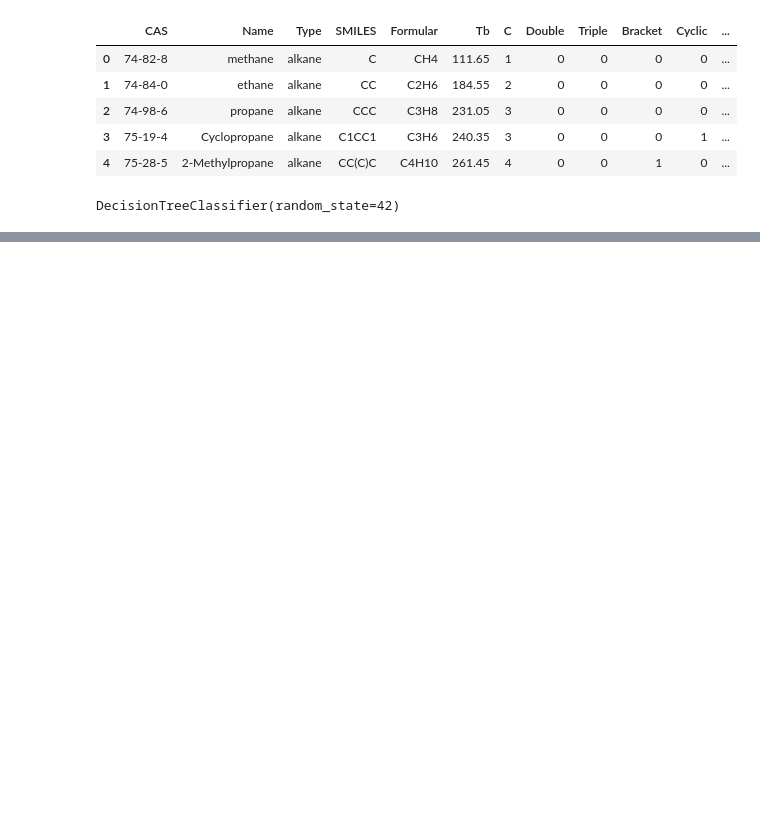
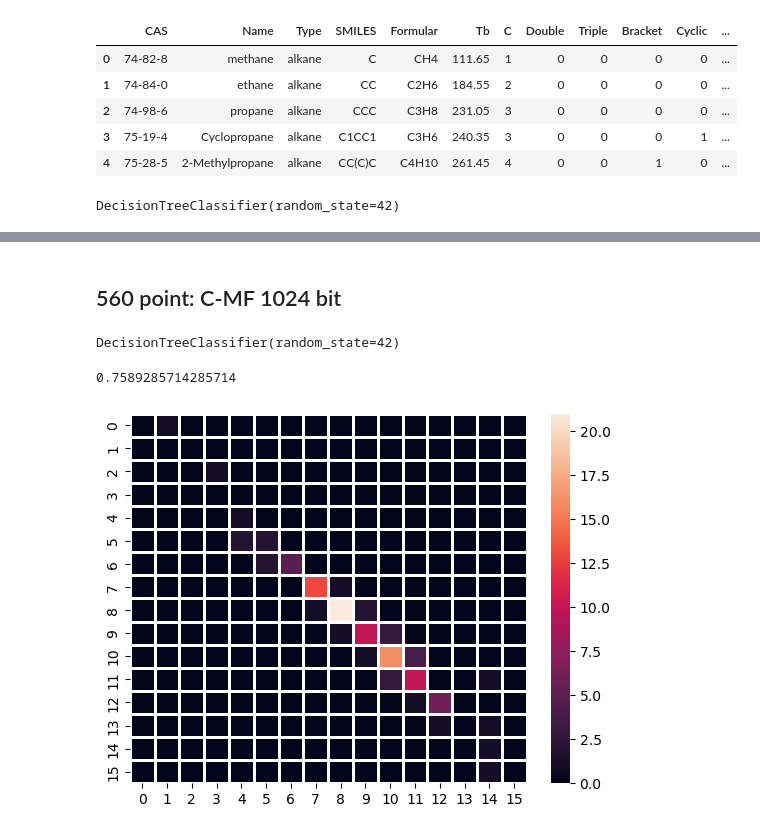
Before and after one commit to Sawahiko/SMILE_to_Feature, a Jupyter notebook: Example/For 2023-10-24/Example id=5.ipynb, the cells around one changed output, grey strips where cells are left out. Cells and saved outputs as stored; diff of their text form; code cells hidden in the pictures; blank space fills up the shorter version.

```diff
--- a/Example/For 2023-10-24/Example id=5.ipynb
+++ b/Example/For 2023-10-24/Example id=5.ipynb
@@ -161,0 +205,2 @@ sns.heatmap(cm)#linecolor="white", linewidth=2)
+# %% [markdown]
+## 560 point: C-MF 1024 bit
@@ -161,0 +239,23 @@ sns.heatmap(cm)#linecolor="white", linewidth=2)
+# %%
+x_train_fp, x_test_fp, y_train_fp, y_test_fp = train_test_split(x_data_fp, y_data_fp,
+                                                                test_size=0.20,
+                                                                random_state=42)
+dt = DecisionTreeClassifier(random_state=42)
+# Fit the RandomizedSearchCV object
+dt.fit(x_train_fp, y_train_fp)
+# %% [output]
+DecisionTreeClassifier(random_state=42)
+# %%
+import seaborn as sns
+from sklearn.metrics import confusion_matrix, f1_score
+
+y_pred_test = dt.predict(x_test_fp)
+cm = confusion_matrix(y_test_fp, y_pred_test)
+sns.heatmap(cm, linecolor="white", linewidth=2)
+F1_3 = f1_score(y_test_fp, y_pred_test, average="micro")
+print(F1_3)
+           #,vmin=5.0,vmax=0)
+            #, annot = True)
+# %% [output]
+0.7589285714285714
+[figure, added]
```
Also changed, not shown: parts of 21 cells of this notebook.
